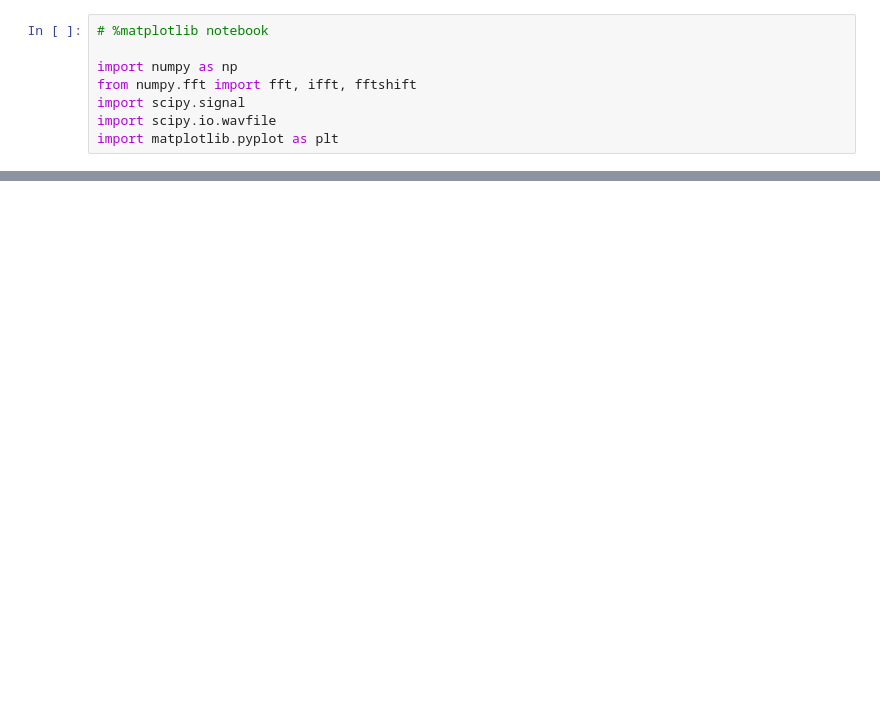
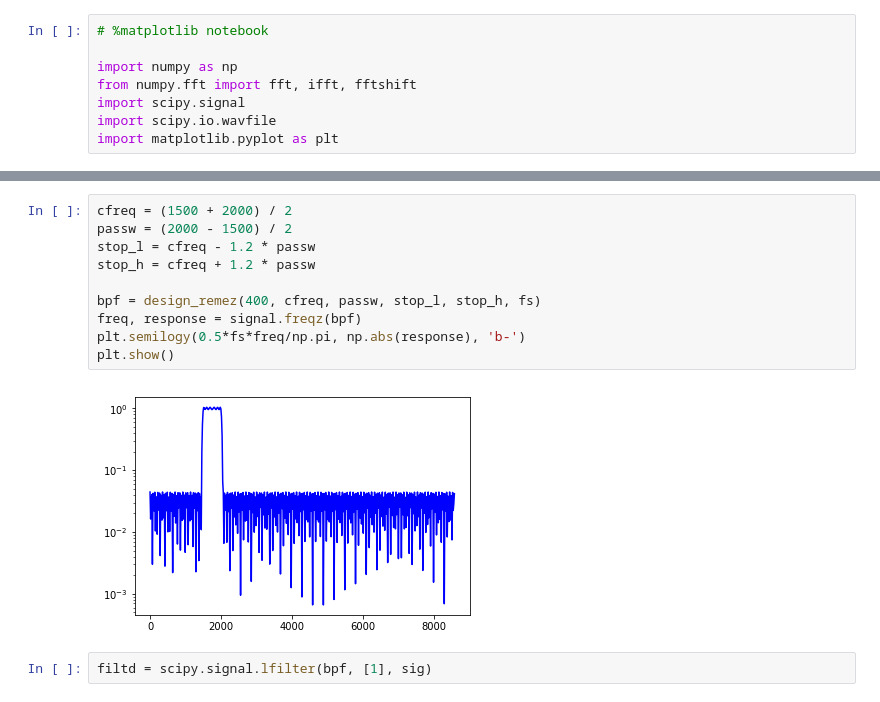
Before and after one commit to blair3sat/irss, a Jupyter notebook: chirpfinder_sim.ipynb, the cells around one changed output, grey strips where cells are left out. Drawn from its saved outputs; the diff is of its cells as text; blank space fills up the shorter version.

```diff
--- a/chirpfinder_sim.ipynb
+++ b/chirpfinder_sim.ipynb
@@ -145,0 +133,14 @@ plt.show()
+# %%
+cfreq = (1500 + 2000) / 2
+passw = (2000 - 1500) / 2
+stop_l = cfreq - 1.2 * passw
+stop_h = cfreq + 1.2 * passw
+
+bpf = design_remez(400, cfreq, passw, stop_l, stop_h, fs)
+freq, response = signal.freqz(bpf)
+plt.semilogy(0.5*fs*freq/np.pi, np.abs(response), 'b-')
+plt.show()
+# %% [output]
+[figure, added]
+# %%
+filtd = scipy.signal.lfilter(bpf, [1], sig)
```
Also changed, not shown: parts of 11 cells of this notebook.
